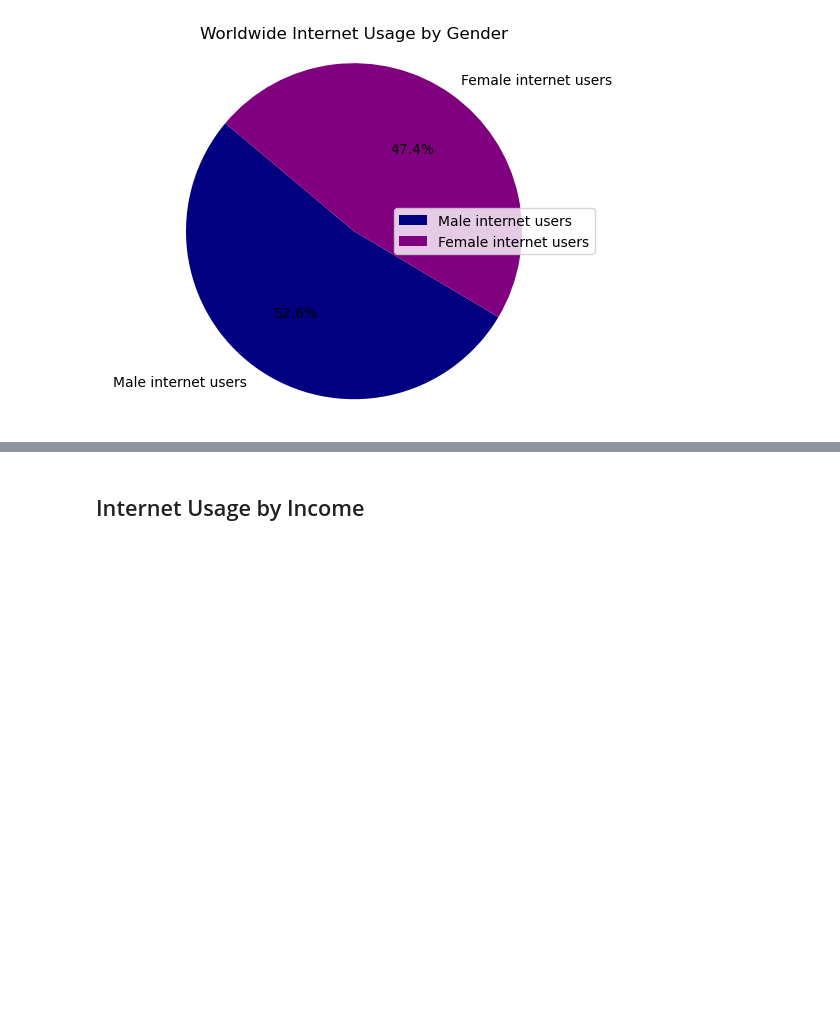
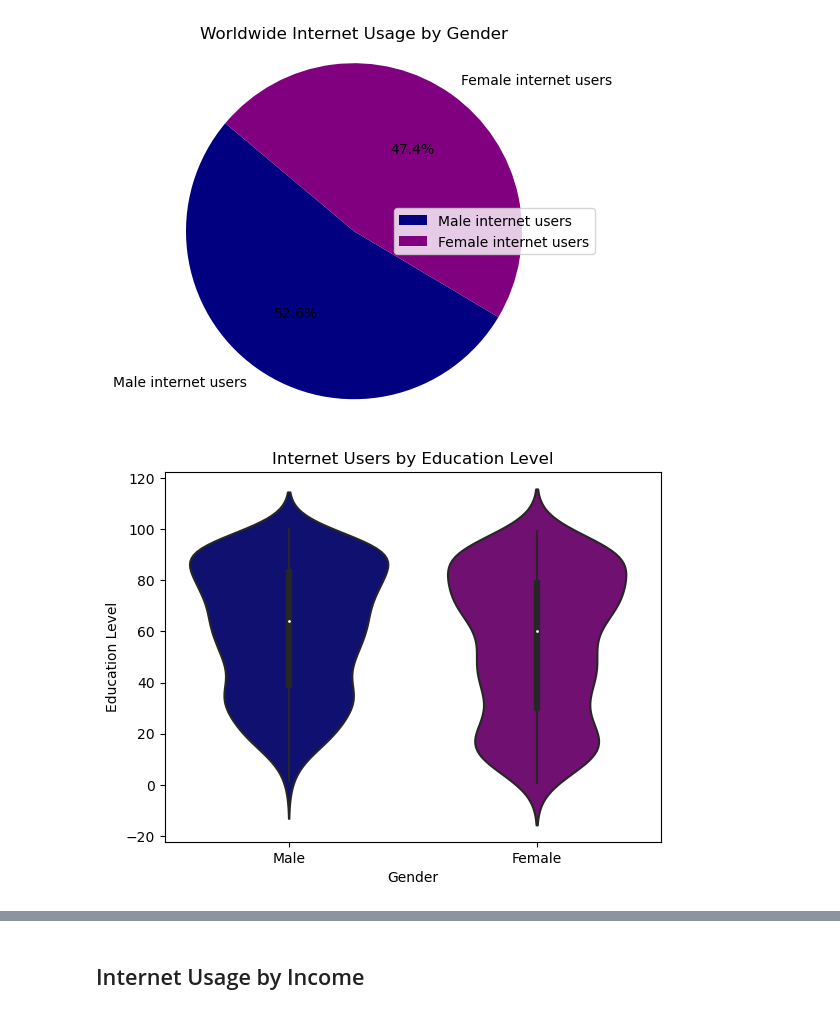
Before and after one commit to tiascott01/07_GroupProject1, a Jupyter notebook: Internet Demographics/internet-usage-working.ipynb, the cells around one changed output, grey strips where cells are left out. Cells and saved outputs as stored; diff of their text form; code cells hidden in the pictures; blank space fills up the shorter version.

```diff
--- a/Internet Demographics/internet-usage-working.ipynb
+++ b/Internet Demographics/internet-usage-working.ipynb
@@ -299,7 +279,28 @@ plt.show()
 # %%
 # need to figure out how to make this chart work
 
 #sizes = [internet_data["BG20) Male internet users"].sum(), internet_data["BG21) Female internet users"].sum()]
 #sns.violinplot(x='4.1.2) Educational attainment', y=internet_data, data=internet_data)
 #plt.title('Internet Users by Education Level')
 #plt.show()
+
+# # Correct usage of violin plot
+# sns.violinplot(x="Gender", y="Education Level", data=internet_data)
+# plt.title('Internet Users by Education Level')
+# plt.show()
+
+# Example of restructuring the data
+reshaped_data = pd.melt(internet_data, id_vars=['4.1.2) Educational attainment'],
+                        value_vars=['BG20) Male internet users', 'BG21) Female internet users'],
+                        var_name='Gender', value_name='Education Level')
+
+# Map the variable names to more readable form
+reshaped_data['Gender'] = reshaped_data['Gender'].map({'BG20) Male internet users': 'Male',
+                                                       'BG21) Female internet users': 'Female'})
+palette = {'Male': 'navy', 'Female': 'purple'}
+# Now plot with the reshaped data
+sns.violinplot(x='Gender', y='Education Level', data=reshaped_data, palette=palette)
+plt.title('Internet Users by Education Level')
+plt.show()
+# %% [output]
+[figure, added]
```
Also changed, not shown: parts of 9 cells of this notebook, 1 other file.
